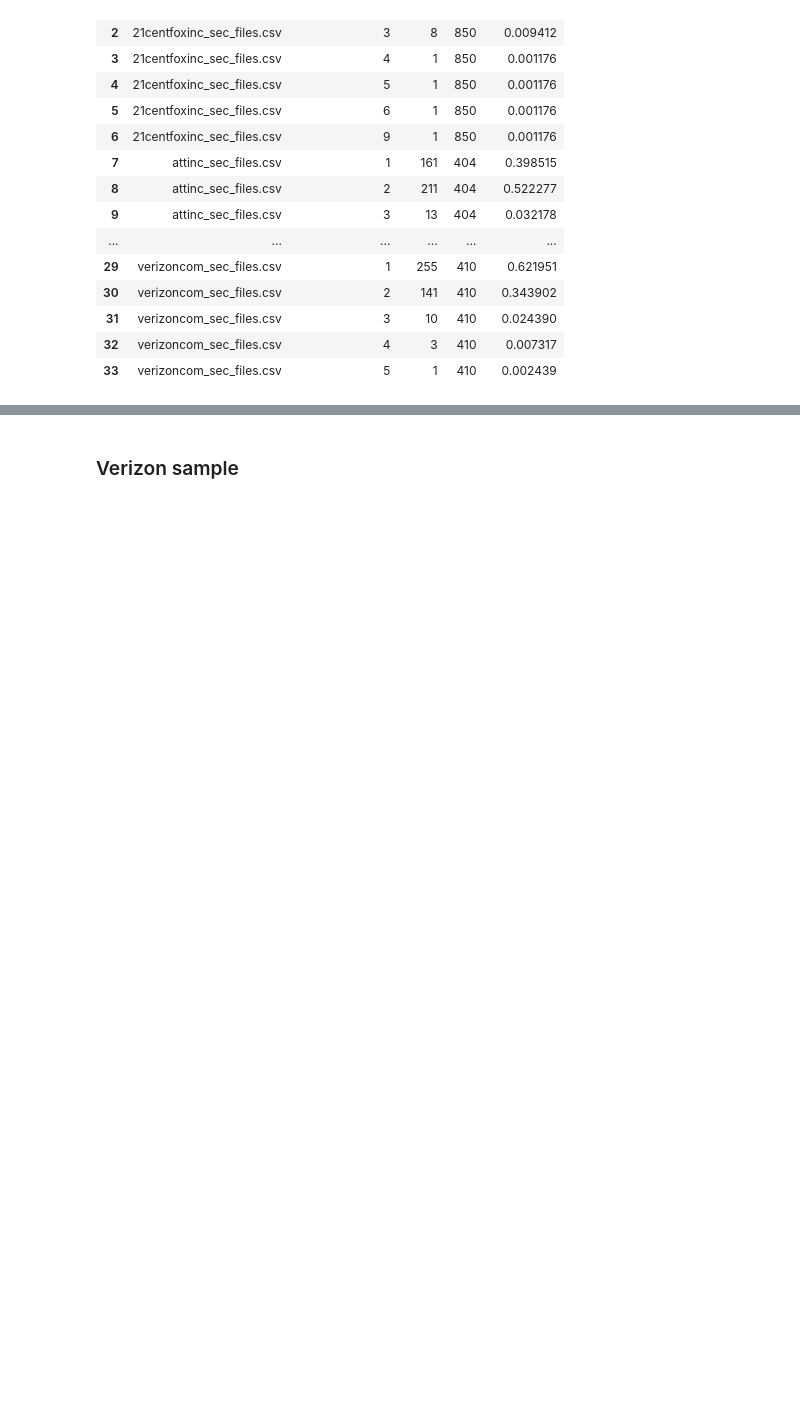
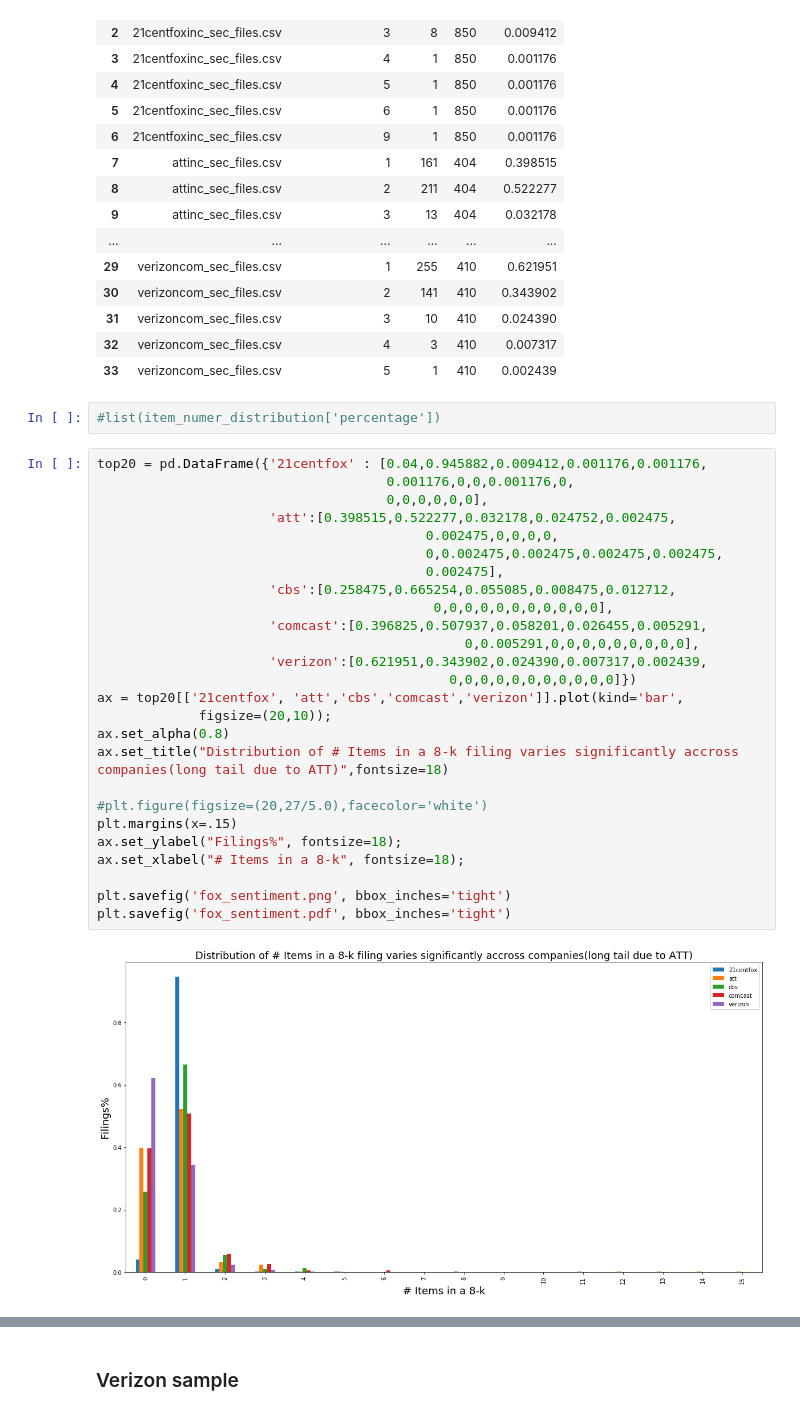
Before and after one commit to lihaoranharry/Capstone_Vanguard_NLP_Prediction, a Jupyter notebook: Jupyter notebooks/obtain_clean_and_extract_features_from_sec.ipynb, the cells around one changed output, grey strips where cells are left out. Cells and saved outputs as stored; diff of their text form; blank space fills up the shorter version.

Commit message:
update graph

```diff
--- a/Jupyter notebooks/obtain_clean_and_extract_features_from_sec.ipynb
+++ b/Jupyter notebooks/obtain_clean_and_extract_features_from_sec.ipynb
@@ -1060,3 +1020,33 @@ dropping on a non-lexsorted multi-index without a level parameter may impact per
 | 31 | verizoncom_sec_files.csv | 3 | 10 | 410 | 0.024390 |
 | 32 | verizoncom_sec_files.csv | 4 | 3 | 410 | 0.007317 |
 | 33 | verizoncom_sec_files.csv | 5 | 1 | 410 | 0.002439 |
+# %%
+#list(item_numer_distribution['percentage'])
+# %%
+top20 = pd.DataFrame({'21centfox' : [0.04,0.945882,0.009412,0.001176,0.001176,
+                                     0.001176,0,0,0.001176,0,
+                                     0,0,0,0,0,0],
+                      'att':[0.398515,0.522277,0.032178,0.024752,0.002475,
+                                          0.002475,0,0,0,0,
+                                          0,0.002475,0.002475,0.002475,0.002475,
+                                          0.002475],
+                      'cbs':[0.258475,0.665254,0.055085,0.008475,0.012712,
+                                           0,0,0,0,0,0,0,0,0,0,0],
+                      'comcast':[0.396825,0.507937,0.058201,0.026455,0.005291,
+                                               0,0.005291,0,0,0,0,0,0,0,0,0],
+                      'verizon':[0.621951,0.343902,0.024390,0.007317,0.002439,
+                                             0,0,0,0,0,0,0,0,0,0,0]})
+ax = top20[['21centfox', 'att','cbs','comcast','verizon']].plot(kind='bar',
+             figsize=(20,10));
+ax.set_alpha(0.8)
+ax.set_title("Distribution of # Items in a 8-k filing varies significantly accross companies(long tail due to ATT)",fontsize=18)
+
+#plt.figure(figsize=(20,27/5.0),facecolor='white')
+plt.margins(x=.15)
+ax.set_ylabel("Filings%", fontsize=18);
+ax.set_xlabel("# Items in a 8-k", fontsize=18);
+
+plt.savefig('fox_sentiment.png', bbox_inches='tight')
+plt.savefig('fox_sentiment.pdf', bbox_inches='tight')
+# %% [output]
+[figure, added]
```
Also changed, not shown: parts of 19 cells of this notebook, 3 other files.
